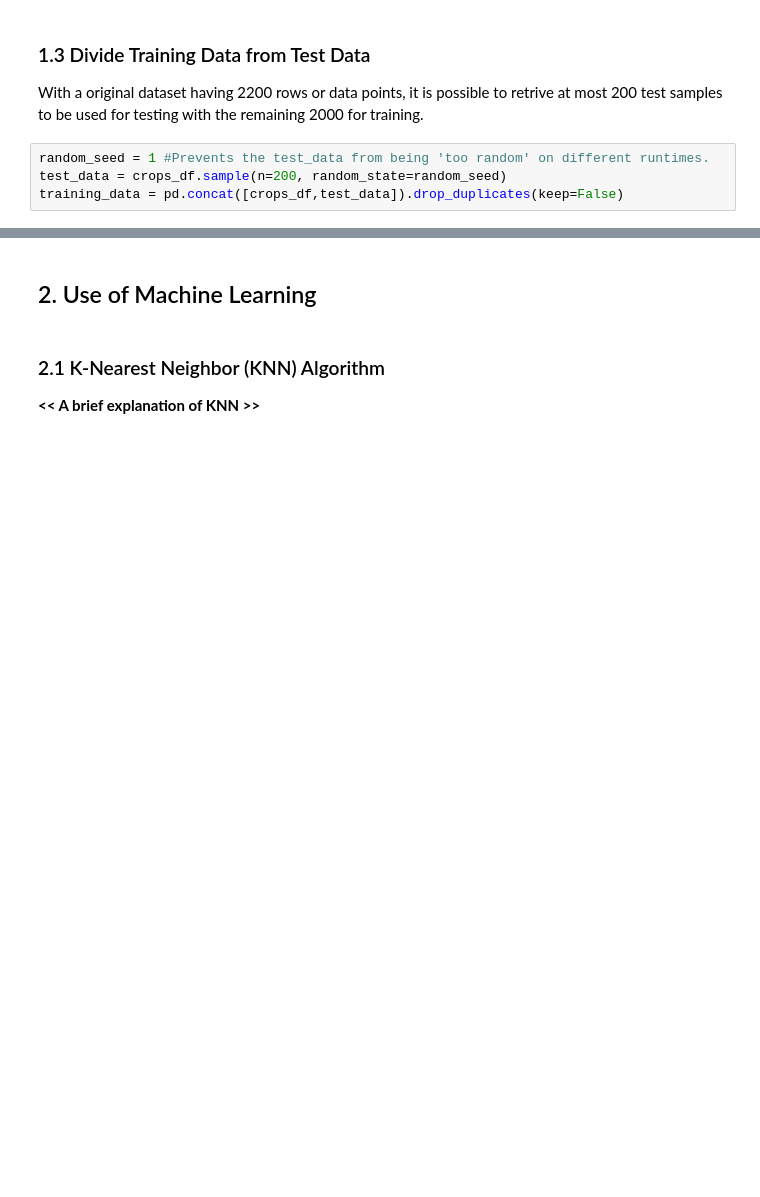
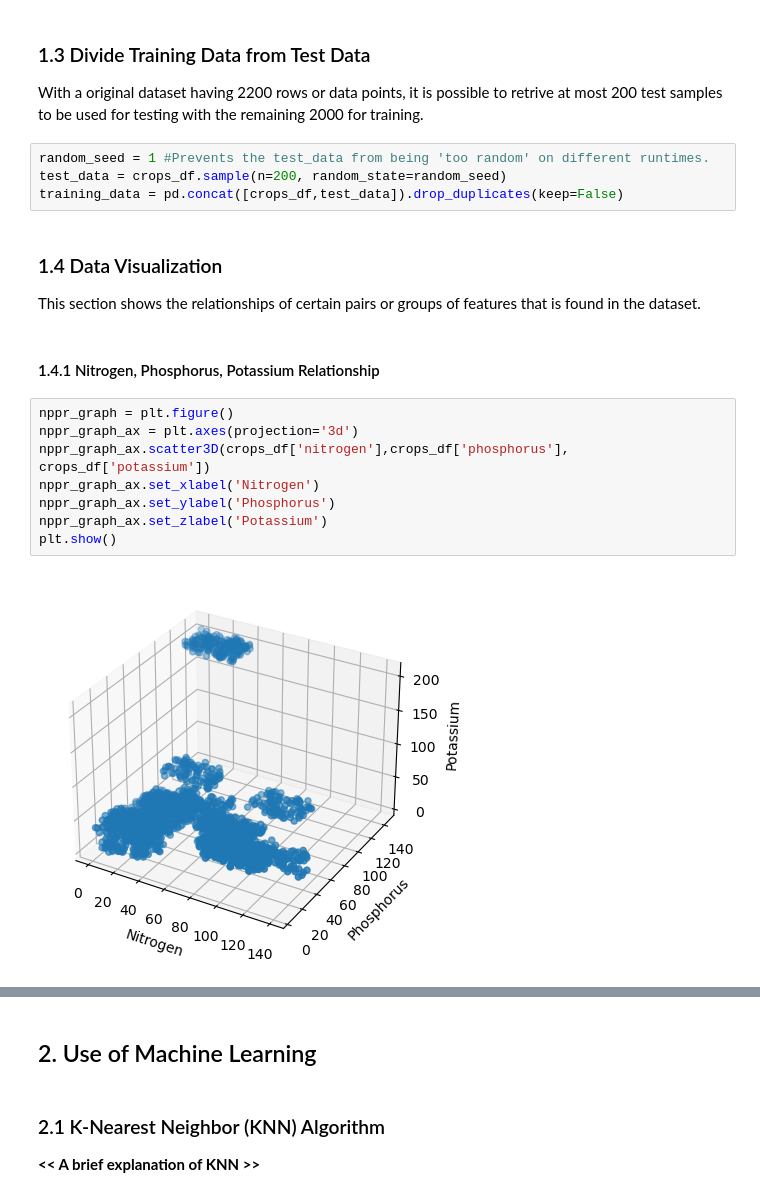
Before and after one commit to jm55/DLSU-Intelligent-Systems, a Jupyter notebook: Machine Learning/notebook.ipynb, the cells around one changed output, grey strips where cells are left out. Saved outputs shown, nothing was run; the diff lists cells and outputs as text; blank space fills up the shorter version.

Commit message:
Added 3d graphs in relationships of features

```diff
--- a/Machine Learning/notebook.ipynb
+++ b/Machine Learning/notebook.ipynb
@@ -196,3 +196,19 @@ With a original dataset having 2200 rows or data points, it is possible to retri
 random_seed = 1 #Prevents the test_data from being 'too random' on different runtimes.
 test_data = crops_df.sample(n=200, random_state=random_seed)
 training_data = pd.concat([crops_df,test_data]).drop_duplicates(keep=False)
+# %% [markdown]
+### 1.4 Data Visualization
+
+This section shows the relationships of certain pairs or groups of features that is found in the dataset.
+# %% [markdown]
+#### 1.4.1 Nitrogen, Phosphorus, Potassium Relationship
+# %%
+nppr_graph = plt.figure()
+nppr_graph_ax = plt.axes(projection='3d')
+nppr_graph_ax.scatter3D(crops_df['nitrogen'],crops_df['phosphorus'], crops_df['potassium'])
+nppr_graph_ax.set_xlabel('Nitrogen')
+nppr_graph_ax.set_ylabel('Phosphorus')
+nppr_graph_ax.set_zlabel('Potassium')
+plt.show()
+# %% [output]
+[figure, added]
```
Also changed, not shown: parts of 3 cells of this notebook.
